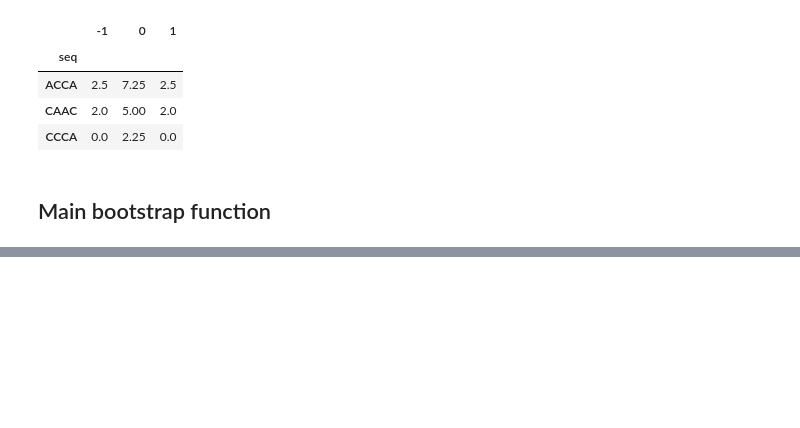
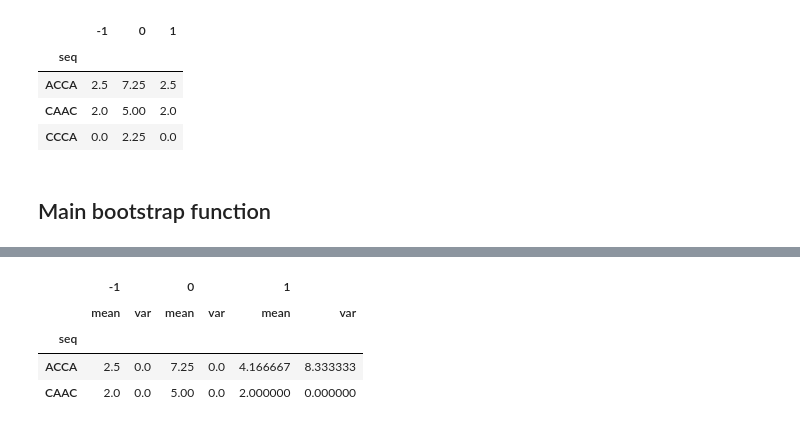
Before and after one commit to eugimarine/digestion_rates, a Jupyter notebook: 03_Boostrap_correlation.ipynb, the cells around one changed output, grey strips where cells are left out. Saved outputs shown, nothing was run; the diff lists cells and outputs as text; code cells hidden in the pictures; blank space fills up the shorter version.

```diff
--- a/03_Boostrap_correlation.ipynb
+++ b/03_Boostrap_correlation.ipynb
@@ -262,0 +322,15 @@ def aggregate_results_bootstrap(cross_correlations, aggregations=['mean', 'var']
+# %%
+cc3 = corr_df.loc[['ACCA', 'CAAC']].copy()
+cross_correlations = [corr_df, corr_df2, cc3]
+cat_correlations = pd.concat(cross_correlations, axis=0, join='inner')
+count_sequences = cat_correlations.groupby(cat_correlations.index).count().iloc[:,1]
+#
+seq = count_sequences.index[count_sequences >2]
+agg = cat_correlations.groupby(cat_correlations.index).aggregate(['mean', 'var'])
+agg.loc[seq,:]
+# %% [output]
+|  | -1 |  | 0 |  | 1 |  |
+|  | mean | var | mean | var | mean | var |
+| seq |  |  |  |  |  |  |
+| ACCA | 2.5 | 0.0 | 7.25 | 0.0 | 4.166667 | 8.333333 |
+| CAAC | 2.0 | 0.0 | 5.00 | 0.0 | 2.000000 | 0.000000 |
```
Also changed, not shown: parts of 16 cells of this notebook, 5 other files.
